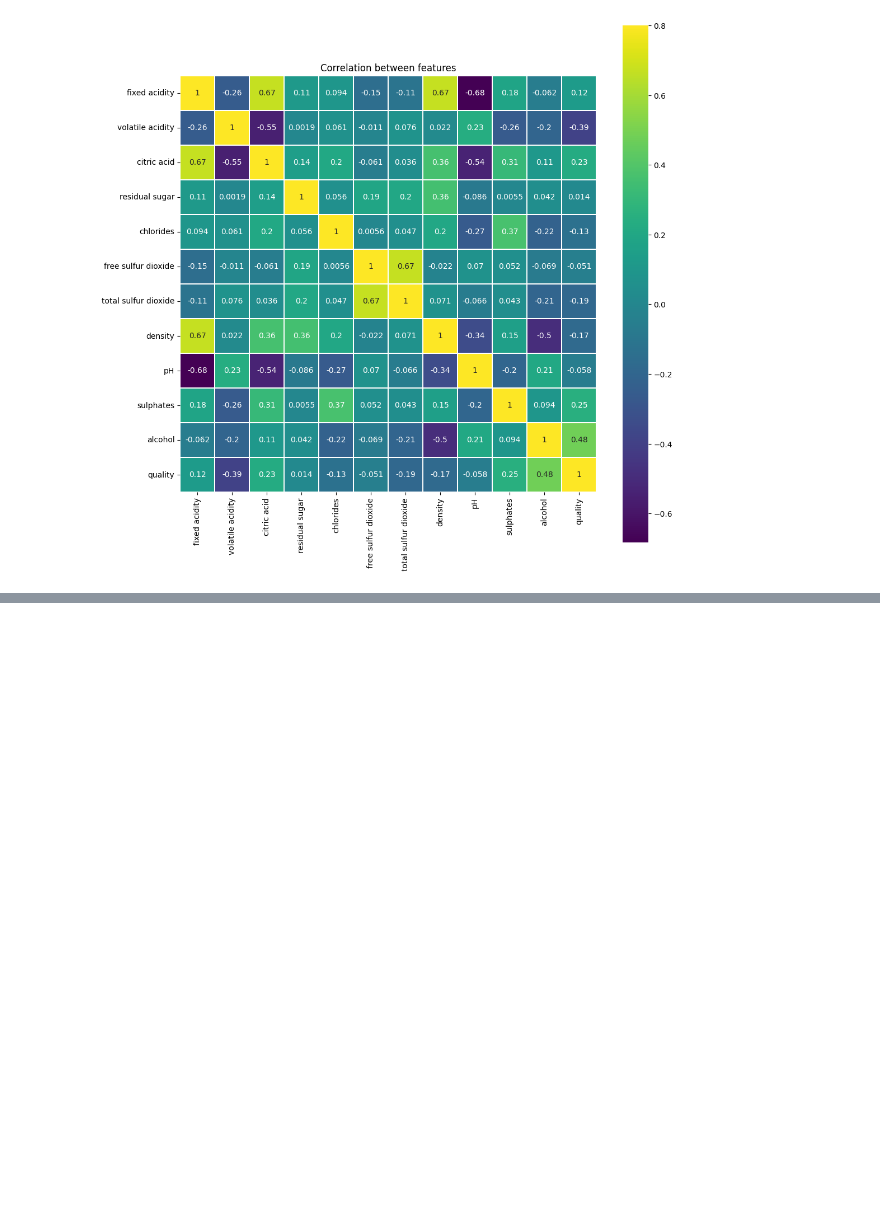
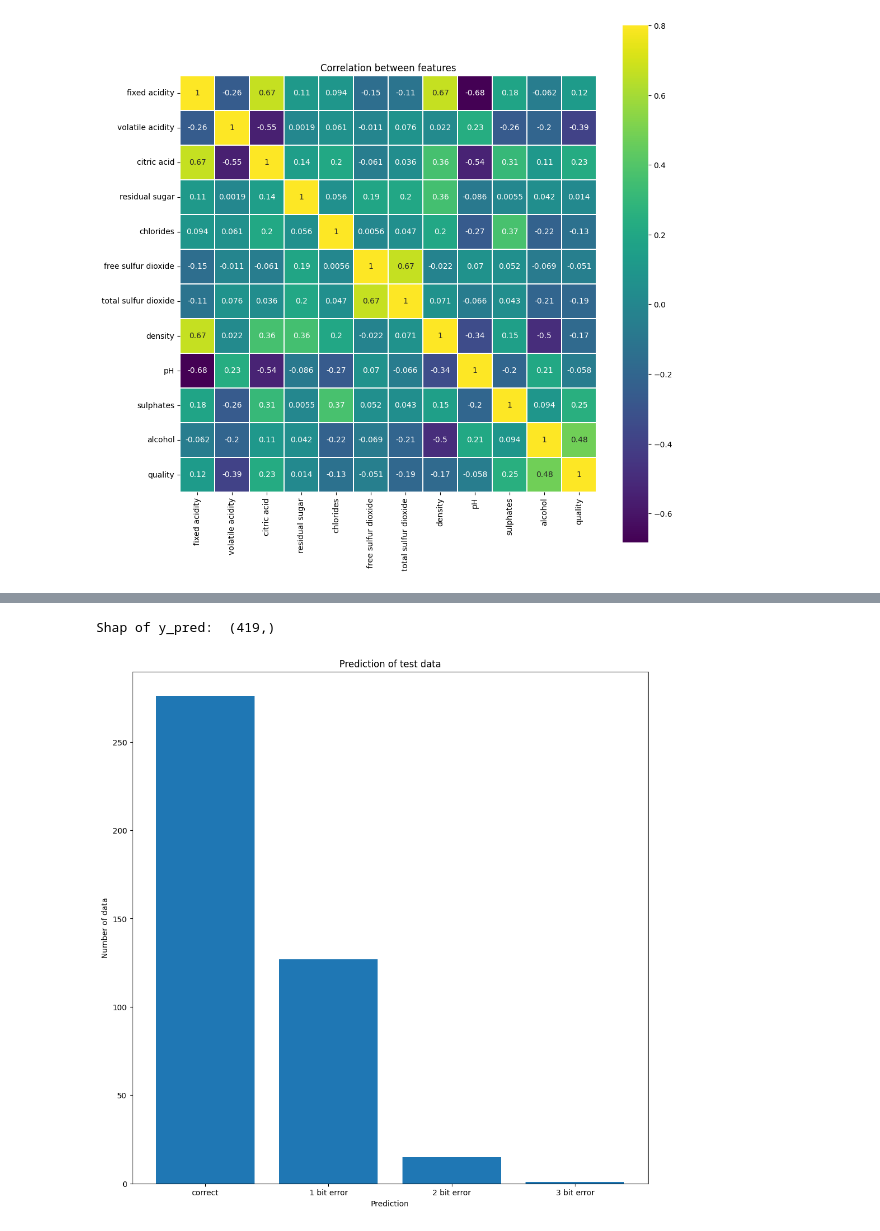
Before and after one commit to MarkQuanHaoyu/ESE417FinalProj, a Jupyter notebook: SVM.ipynb, the cells around one changed output, grey strips where cells are left out. Cells and saved outputs as stored; diff of their text form; code cells hidden in the pictures; blank space fills up the shorter version.

```diff
--- a/SVM.ipynb
+++ b/SVM.ipynb
@@ -133,0 +142,30 @@ Accuracy: 0.6521
+# %%
+# visualize the prediction of model of test, make them in 3 plots
+# bar plot of correct prediction, 1 bit error prediction, 2 bit error prediction, 3 bit error prediction
+# best parameters: C =1.8526315789473684, gamma=0.631578947368421
+svc_clf = SVC(kernel='rbf', C=1.8526315789473684, random_state=1, degree=3, gamma=0.631578947368421)
+svc_clf.fit(X_train_std,y_train)
+y_pred = svc_clf.predict(X_test_std)
+correct = 0
+one_bit_error = 0
+two_bit_error = 0
+threemore_bit_error = 0
+print('Shap of y_pred: ', y_test.shape)
+for i in range(len(y_pred)):
+    if y_pred[i] == y_test[i]:
+        correct += 1
+    elif abs(y_pred[i] - y_test[i]) == 1:
+        one_bit_error += 1
+    elif abs(y_pred[i] - y_test[i]) == 2:
+        two_bit_error += 1
+    else:
+        threemore_bit_error += 1
+plt.figure(figsize=(12, 12))
+plt.bar(['correct', '1 bit error', '2 bit error', '3 bit error'], [correct, one_bit_error, two_bit_error, threemore_bit_error])
+plt.title('Prediction of test data')
+plt.xlabel('Prediction')
+plt.ylabel('Number of data')
+plt.show()
+# %% [output]
+Shap of y_pred:  (419,)
+[figure, added]
```
Also changed, not shown: parts of 8 cells of this notebook.
